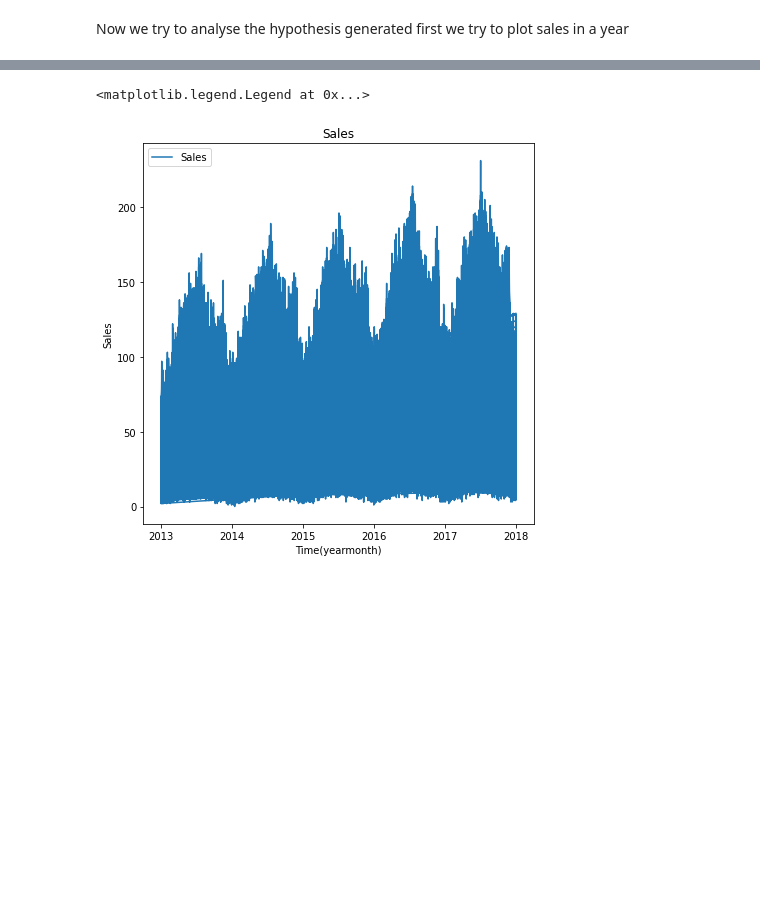
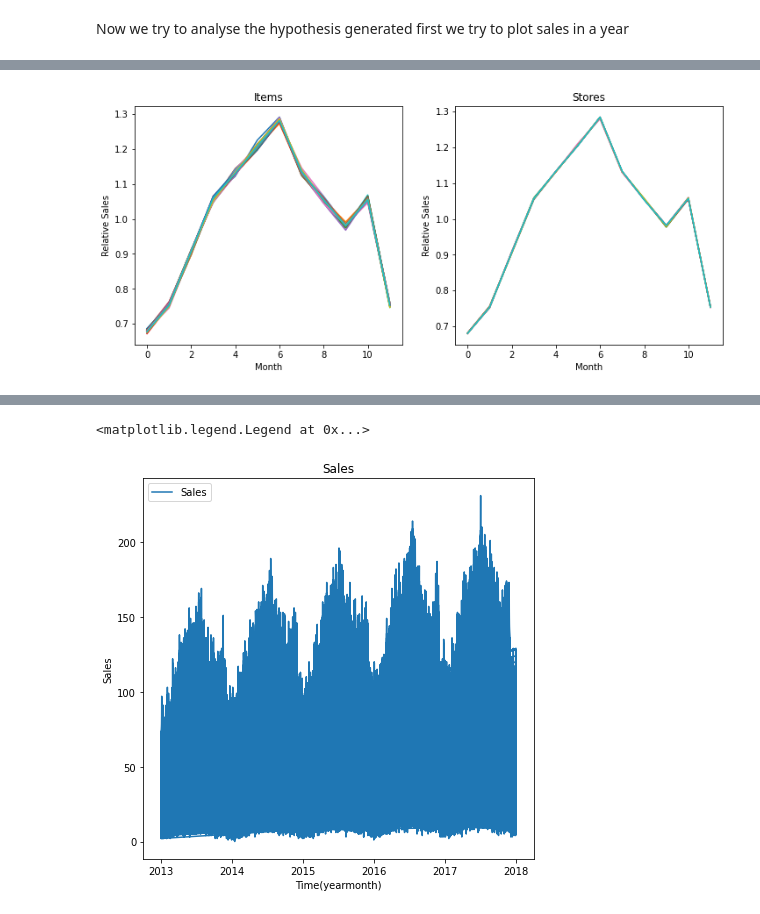
Before and after one commit to aravindh698/TCSION-INTERNSHIP, a Jupyter notebook: tcsion.ipynb, the cells around one changed output, grey strips where cells are left out. Drawn from its saved outputs; the diff is of its cells as text; code cells hidden in the pictures; blank space fills up the shorter version.

```diff
--- a/tcsion.ipynb
+++ b/tcsion.ipynb
@@ -134,0 +167,20 @@ first we try to plot sales in a year
+# %%
+agg_month_item = pd.pivot_table(df1, index='month', columns='item',
+                               values='sales', aggfunc=np.mean).values
+agg_month_store = pd.pivot_table(df1, index='month', columns='store',
+                                values='sales', aggfunc=np.mean).values
+
+plt.figure(figsize=(12, 5))
+plt.subplot(121)
+plt.plot(agg_month_item / agg_month_item.mean(0)[np.newaxis])
+plt.title("Items")
+plt.xlabel("Month")
+plt.ylabel("Relative Sales")
+plt.subplot(122)
+plt.plot(agg_month_store / agg_month_store.mean(0)[np.newaxis])
+plt.title("Stores")
+plt.xlabel("Month")
+plt.ylabel("Relative Sales")
+plt.show()
+# %% [output]
+[figure, added]
```
Also changed, not shown: parts of 31 cells of this notebook.
